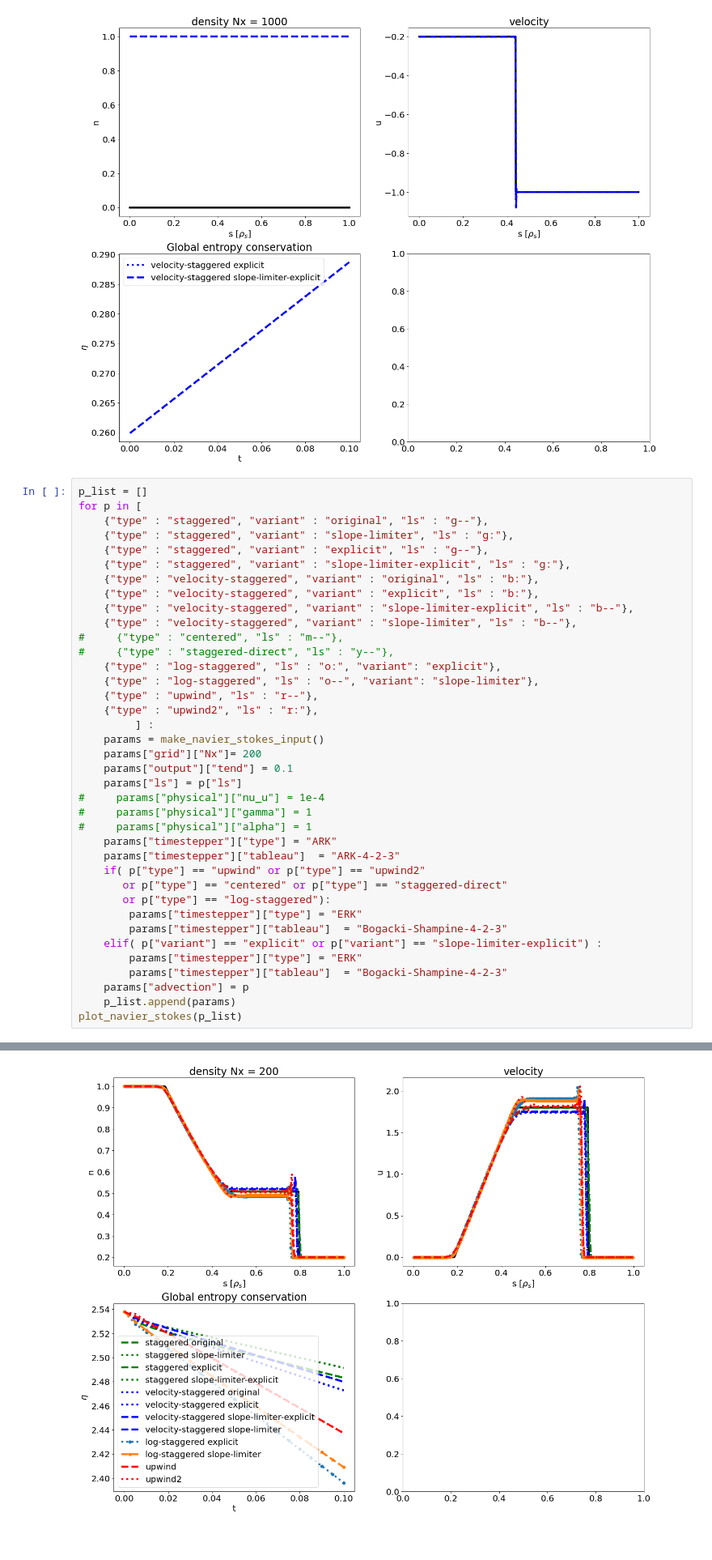
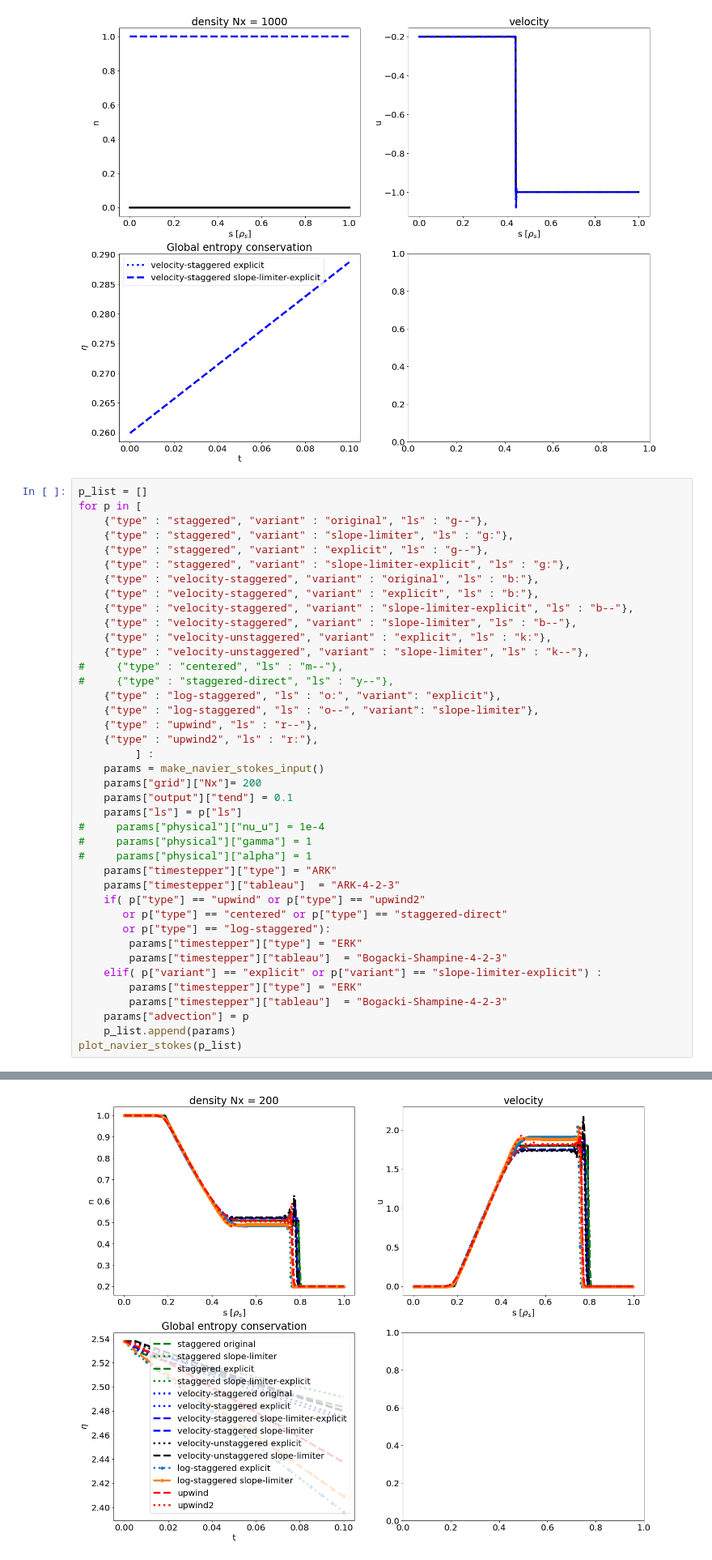
Before and after one commit to mwiesenberger/advection, a Jupyter notebook: OneDimensional.ipynb, the cells around one changed output, grey strips where cells are left out. Shown at 81% size. Saved outputs shown, nothing was run; the diff lists cells and outputs as text.

Commit message:
Add unstaggered test

```diff
--- a/OneDimensional.ipynb
+++ b/OneDimensional.ipynb
@@ -531,6 +531,8 @@ for p in [
     {"type" : "velocity-staggered", "variant" : "explicit", "ls" : "b:"},
     {"type" : "velocity-staggered", "variant" : "slope-limiter-explicit", "ls" : "b--"},
     {"type" : "velocity-staggered", "variant" : "slope-limiter", "ls" : "b--"},
+    {"type" : "velocity-unstaggered", "variant" : "explicit", "ls" : "k:"},
+    {"type" : "velocity-unstaggered", "variant" : "slope-limiter", "ls" : "k--"},
 #     {"type" : "centered", "ls" : "m--"},
 #     {"type" : "staggered-direct", "ls" : "y--"},
     {"type" : "log-staggered", "ls" : "o:", "variant": "explicit"},
@@ -575,8 +577,8 @@ velocity-staggered explicit
 upwind
         L2 Error norm is 2.09e-02  7.62e-02     Function calls: 2519.0 Failed: 0.0
 upwind2
         L2 Error norm is 2.13e-02  7.73e-02     Function calls: 2855.0 Failed: 0.0
-[figure, old version]
+[figure, new version]
 # %% [markdown]
 We see that even with very high resolution
 - the explicit staggered schemes converge to the correct solution as well contradicting the literature; we are unable to reproduce Figure 1.6 in Gunawan's thesis (even after trying to use fixed-step Euler scheme in order to exclude effects from the different timestepper we use)
```
Also changed, not shown: parts of 3 cells of this notebook, 1 other file.
